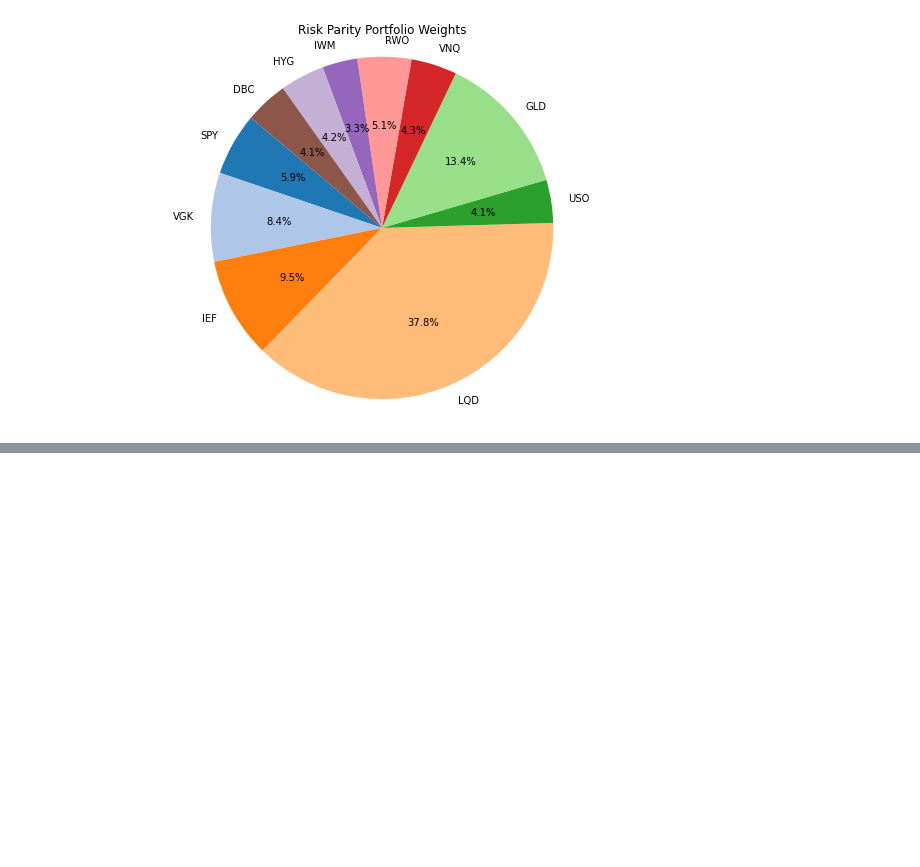
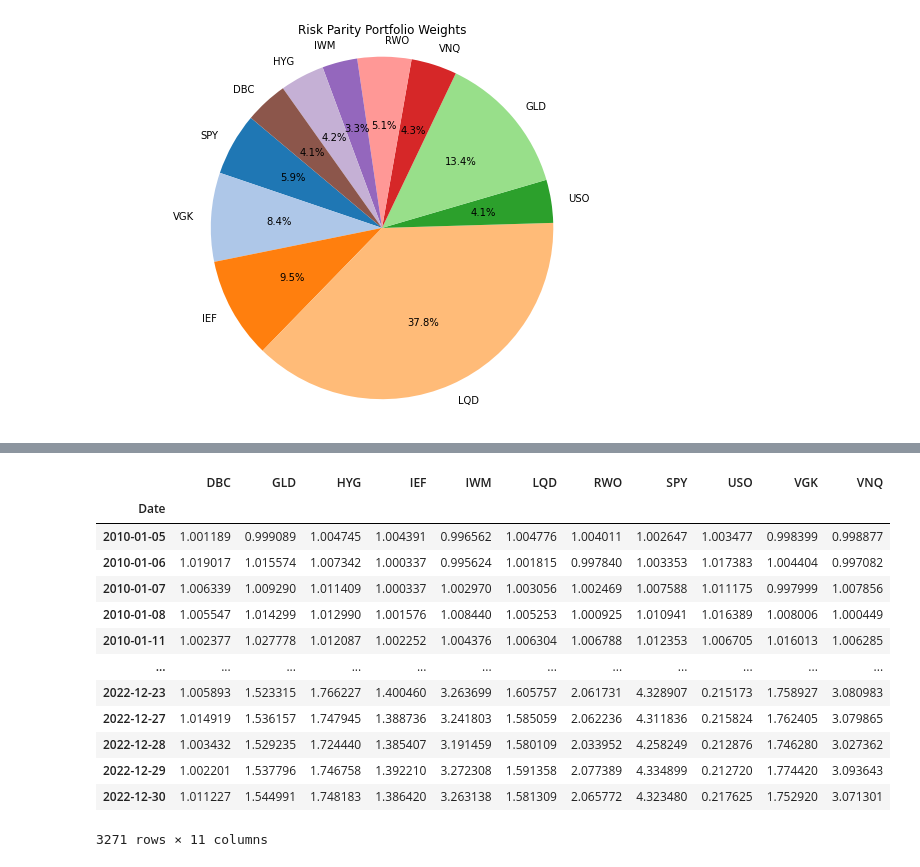
Before and after one commit to robbyhooker/Portfolio_Optimization, a Jupyter notebook: Risk-Parity.ipynb, the cells around one changed output, grey strips where cells are left out. Drawn from its saved outputs; the diff is of its cells as text; code cells hidden in the pictures; blank space fills up the shorter version.

```diff
--- a/Risk-Parity.ipynb
+++ b/Risk-Parity.ipynb
@@ -139,0 +166,17 @@ plt.show()
+# %%
+cumulative_returns
+# %% [output]
+|  | DBC | GLD | HYG | IEF | IWM | LQD | RWO | SPY | USO | VGK | VNQ |
+| Date |  |  |  |  |  |  |  |  |  |  |  |
+| 2010-01-05 | 1.001189 | 0.999089 | 1.004745 | 1.004391 | 0.996562 | 1.004776 | 1.004011 | 1.002647 | 1.003477 | 0.998399 | 0.998877 |
+| 2010-01-06 | 1.019017 | 1.015574 | 1.007342 | 1.000337 | 0.995624 | 1.001815 | 0.997840 | 1.003353 | 1.017383 | 1.004404 | 0.997082 |
+| 2010-01-07 | 1.006339 | 1.009290 | 1.011409 | 1.000337 | 1.002970 | 1.003056 | 1.002469 | 1.007588 | 1.011175 | 0.997999 | 1.007856 |
+| 2010-01-08 | 1.005547 | 1.014299 | 1.012990 | 1.001576 | 1.008440 | 1.005253 | 1.000925 | 1.010941 | 1.016389 | 1.008006 | 1.000449 |
+| 2010-01-11 | 1.002377 | 1.027778 | 1.012087 | 1.002252 | 1.004376 | 1.006304 | 1.006788 | 1.012353 | 1.006705 | 1.016013 | 1.006285 |
+| ... | ... | ... | ... | ... | ... | ... | ... | ... | ... | ... | ... |
+| 2022-12-23 | 1.005893 | 1.523315 | 1.766227 | 1.400460 | 3.263699 | 1.605757 | 2.061731 | 4.328907 | 0.215173 | 1.758927 | 3.080983 |
+| 2022-12-27 | 1.014919 | 1.536157 | 1.747945 | 1.388736 | 3.241803 | 1.585059 | 2.062236 | 4.311836 | 0.215824 | 1.762405 | 3.079865 |
+| 2022-12-28 | 1.003432 | 1.529235 | 1.724440 | 1.385407 | 3.191459 | 1.580109 | 2.033952 | 4.258249 | 0.212876 | 1.746280 | 3.027362 |
+| 2022-12-29 | 1.002201 | 1.537796 | 1.746758 | 1.392210 | 3.272308 | 1.591358 | 2.077389 | 4.334899 | 0.212720 | 1.774420 | 3.093643 |
+| 2022-12-30 | 1.011227 | 1.544991 | 1.748183 | 1.386420 | 3.263138 | 1.581309 | 2.065772 | 4.323480 | 0.217625 | 1.752920 | 3.071301 |
+3271 rows × 11 columns
```
Also changed, not shown: parts of 2 cells of this notebook, 1 other file.
